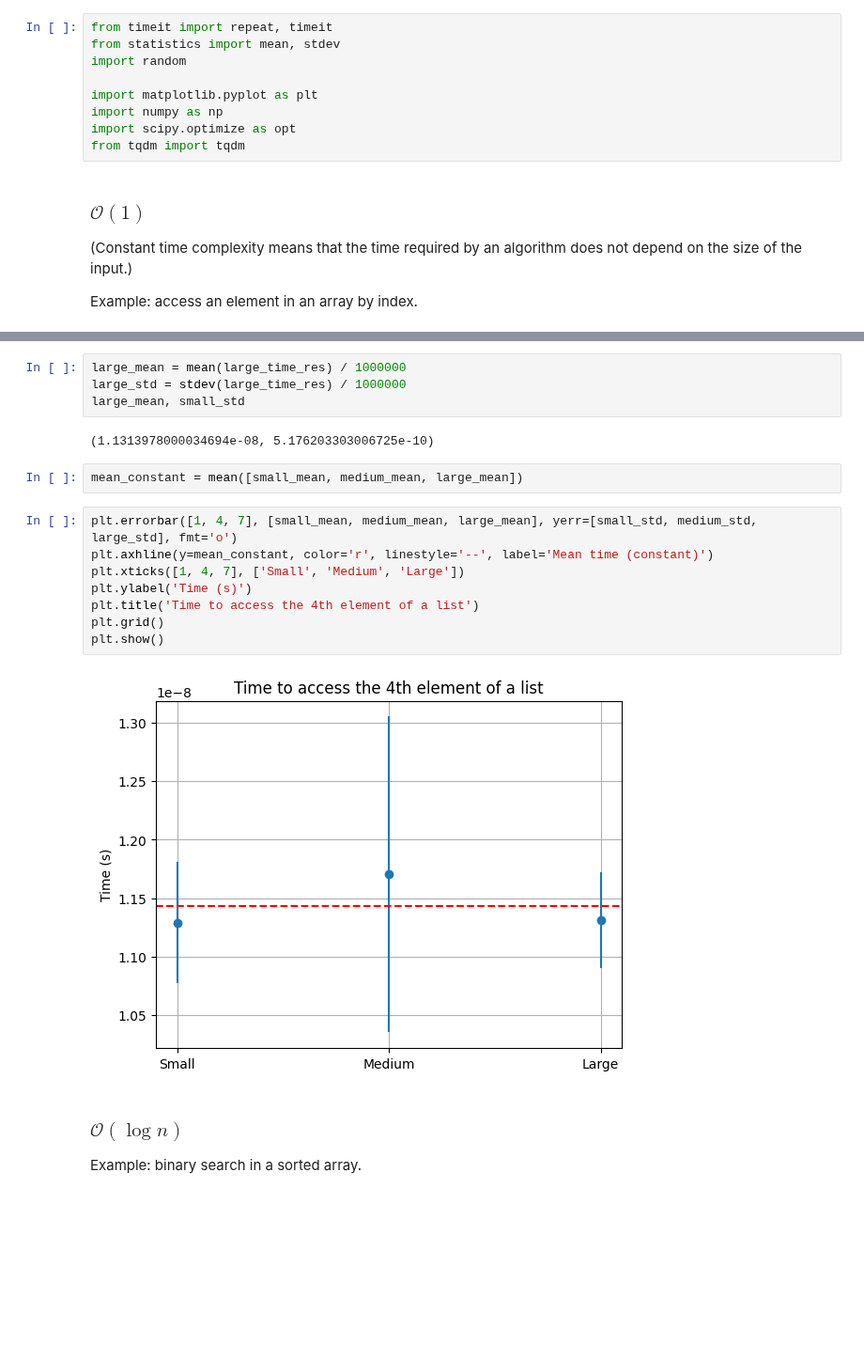
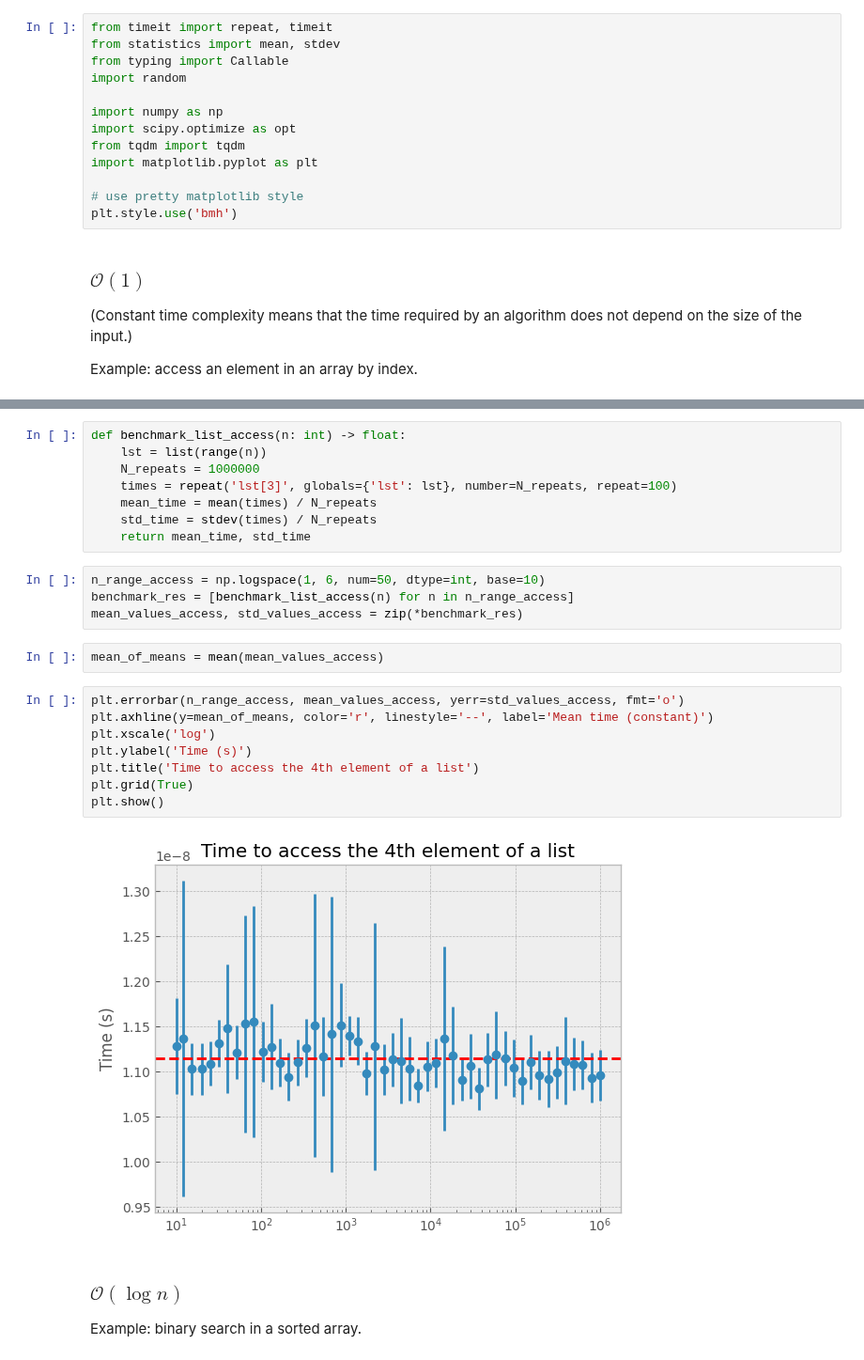
Before and after one commit to rayannott/teaching-coding, a Jupyter notebook: intros/complexity.ipynb, the cells around one changed output, grey strips where cells are left out. Shown at 94% size. Cells and saved outputs as stored; diff of their text form; blank space fills up the shorter version.

```diff
--- a/intros/complexity.ipynb
+++ b/intros/complexity.ipynb
@@ -48,12 +50,16 @@ Here are some common time complexities of algorithms with examples (from fastest
 # %%
 from timeit import repeat, timeit
 from statistics import mean, stdev
+from typing import Callable
 import random
 
-import matplotlib.pyplot as plt
 import numpy as np
 import scipy.optimize as opt
 from tqdm import tqdm
+import matplotlib.pyplot as plt
+
+# use pretty matplotlib style
+plt.style.use('bmh')
 # %% [markdown]
 ### $\mathcal{O}(1)$
 
@@ -85,21 +69,27 @@ medium_mean, medium_std
-# %%
-large_mean = mean(large_time_res) / 1000000
-large_std = stdev(large_time_res) / 1000000
-large_mean, small_std
-# %% [output]
-(1.1313978000034694e-08, 5.176203303006725e-10)
-# %%
-mean_constant = mean([small_mean, medium_mean, large_mean])
+# %%
+def benchmark_list_access(n: int) -> float:
+    lst = list(range(n))
+    N_repeats = 1000000
+    times = repeat('lst[3]', globals={'lst': lst}, number=N_repeats, repeat=100)
+    mean_time = mean(times) / N_repeats
+    std_time = stdev(times) / N_repeats
+    return mean_time, std_time
+# %%
+n_range_access = np.logspace(1, 6, num=50, dtype=int, base=10)
+benchmark_res = [benchmark_list_access(n) for n in n_range_access]
+mean_values_access, std_values_access = zip(*benchmark_res)
+# %%
+mean_of_means = mean(mean_values_access)
 # %%
-plt.errorbar([1, 4, 7], [small_mean, medium_mean, large_mean], yerr=[small_std, medium_std, large_std], fmt='o')
-plt.axhline(y=mean_constant, color='r', linestyle='--', label='Mean time (constant)')
-plt.xticks([1, 4, 7], ['Small', 'Medium', 'Large'])
+plt.errorbar(n_range_access, mean_values_access, yerr=std_values_access, fmt='o')
+plt.axhline(y=mean_of_means, color='r', linestyle='--', label='Mean time (constant)')
+plt.xscale('log')
 plt.ylabel('Time (s)')
 plt.title('Time to access the 4th element of a list')
-plt.grid()
+plt.grid(True)
 plt.show()
 # %% [output]
-[figure, old version]
+[figure, new version]
 # %% [markdown]
 ### $\mathcal{O}(\log n)$
 
```
Also changed, not shown: parts of 33 cells of this notebook.
